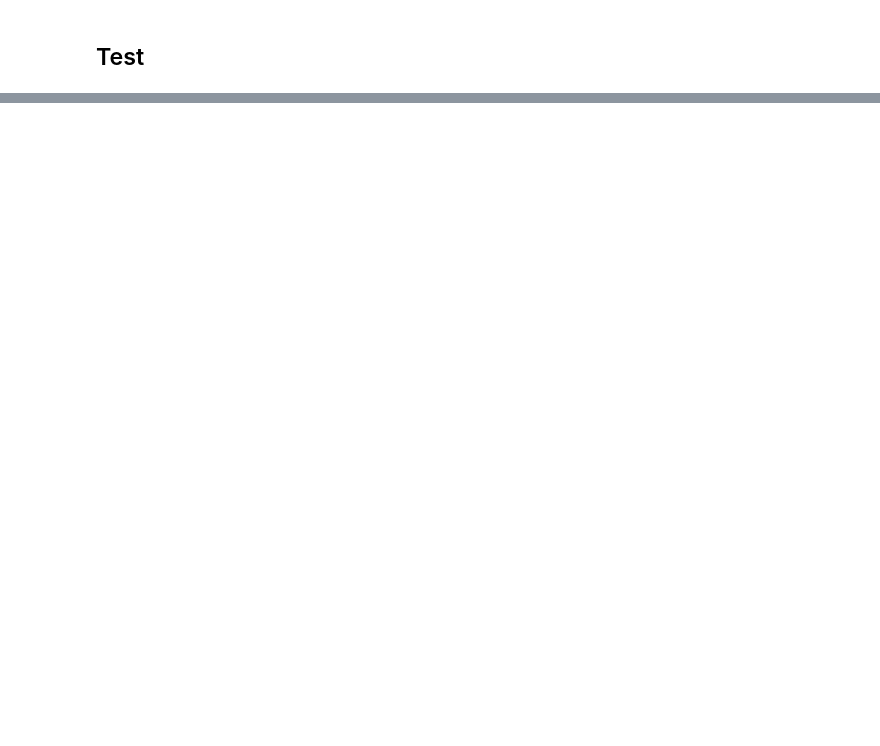
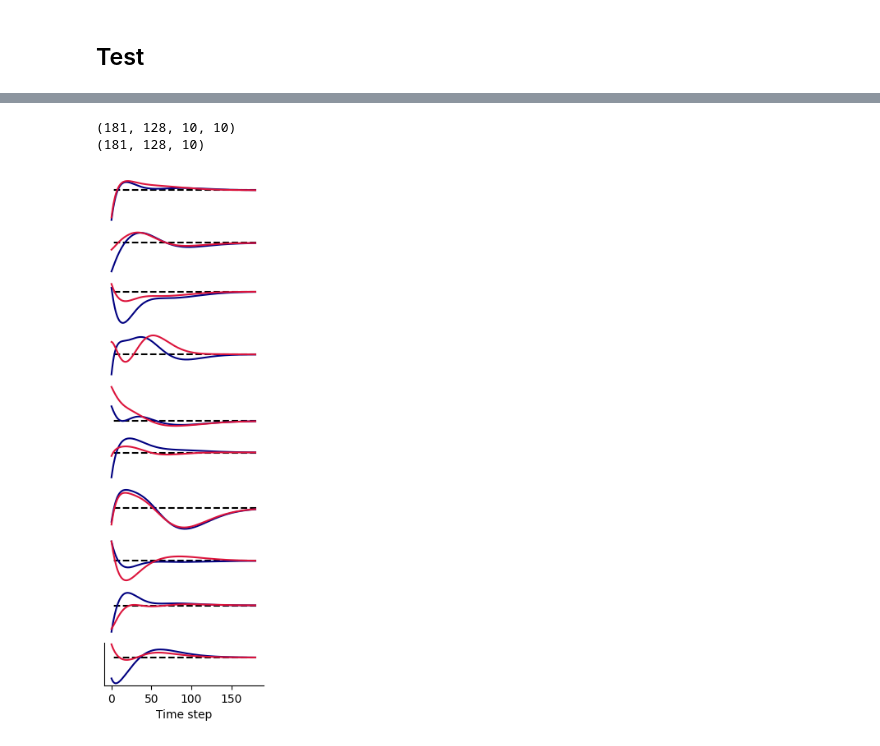
Before and after one commit to fmi-basel/stork, a Jupyter notebook: examples/99_JRJG_FilterCascades_CoRandman.ipynb, the cells around one changed output, grey strips where cells are left out. Saved outputs shown, nothing was run; the diff lists cells and outputs as text; code cells hidden in the pictures; blank space fills up the shorter version.

```diff
--- a/examples/99_JRJG_FilterCascades_CoRandman.ipynb
+++ b/examples/99_JRJG_FilterCascades_CoRandman.ipynb
@@ -291,0 +346,34 @@ plot_activity_snapshot(
+# %%
+after_weighted_filters = model.connections[0].get_filterbanks(T=duration)
+
+# shape = (time, n_post, n_pre, nb_filters, kernel_size)
+print(after_weighted_filters.shape)
+
+# Sum over filter axis
+after_weighted_filters_sum = after_weighted_filters.sum(axis=3)
+
+print(after_weighted_filters_sum.shape)
+# %% [output]
+(181, 128, 10, 10)
+(181, 128, 10)
+# %%
+fig = MultiPanel(
+    grid=[1] * 10, figsize=(2.5, 8), dpi=150, sharey=True, sharex=True
+)  # TODO: sharex and sharey don't do anything...
+
+for idx in range(10):
+    fig.panels[idx].hlines(
+        0, after_weighted_filters_sum.shape[0], 0, color="black", linestyle="--"
+    )
+    fig.panels[idx].plot(after_weighted_filters_sum[:, idx, 0], color="navy")
+    fig.panels[idx].plot(before_weighted_filters_sum[:, idx, 0], color="crimson")
+
+    if idx < 9:
+        fig.panels[idx].axis("off")
+    else:
+        fig.panels[idx].set_xlabel("Time step")
+        fig.panels[idx].set_yticks([])
+        fig.panels[idx].spines["left"].set_visible(False)
+sns.despine()
+# %% [output]
+[figure, added]
```
Also changed, not shown: parts of 20 cells of this notebook.
